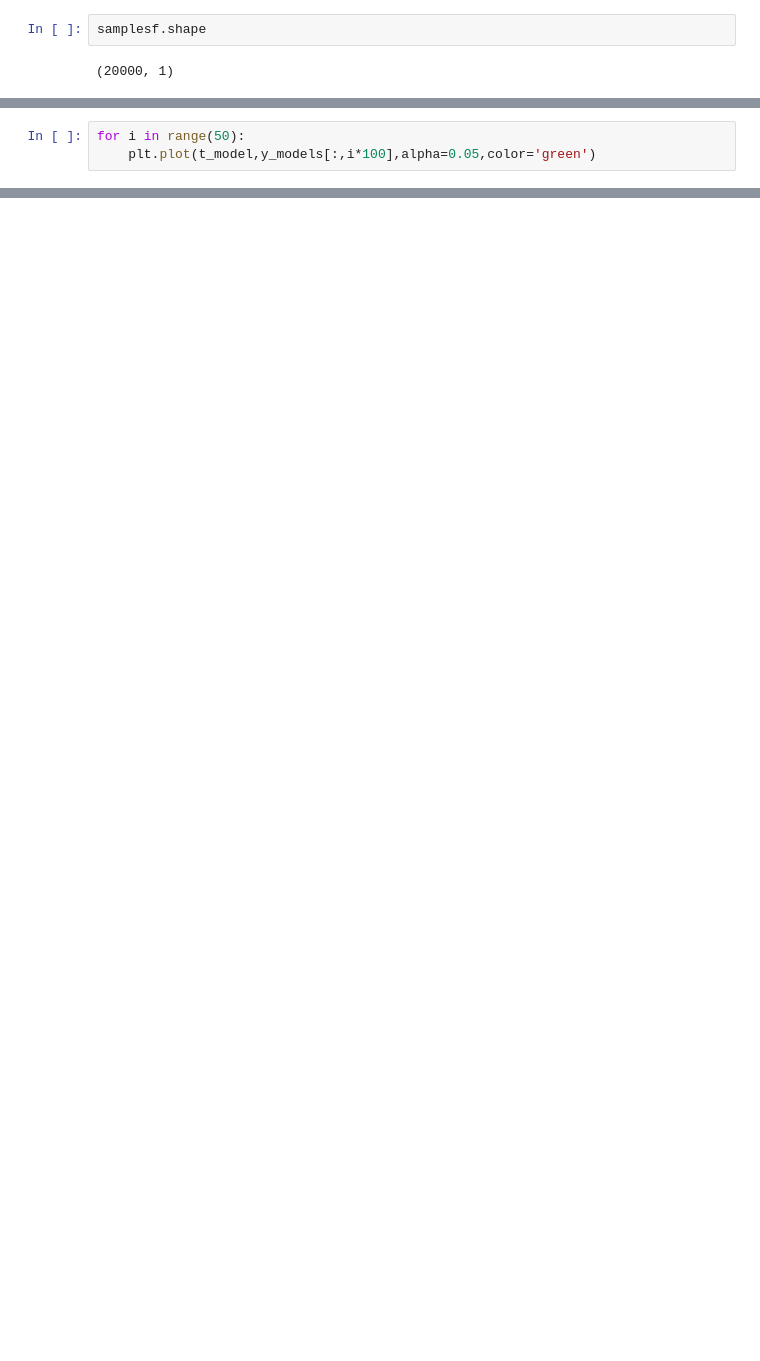
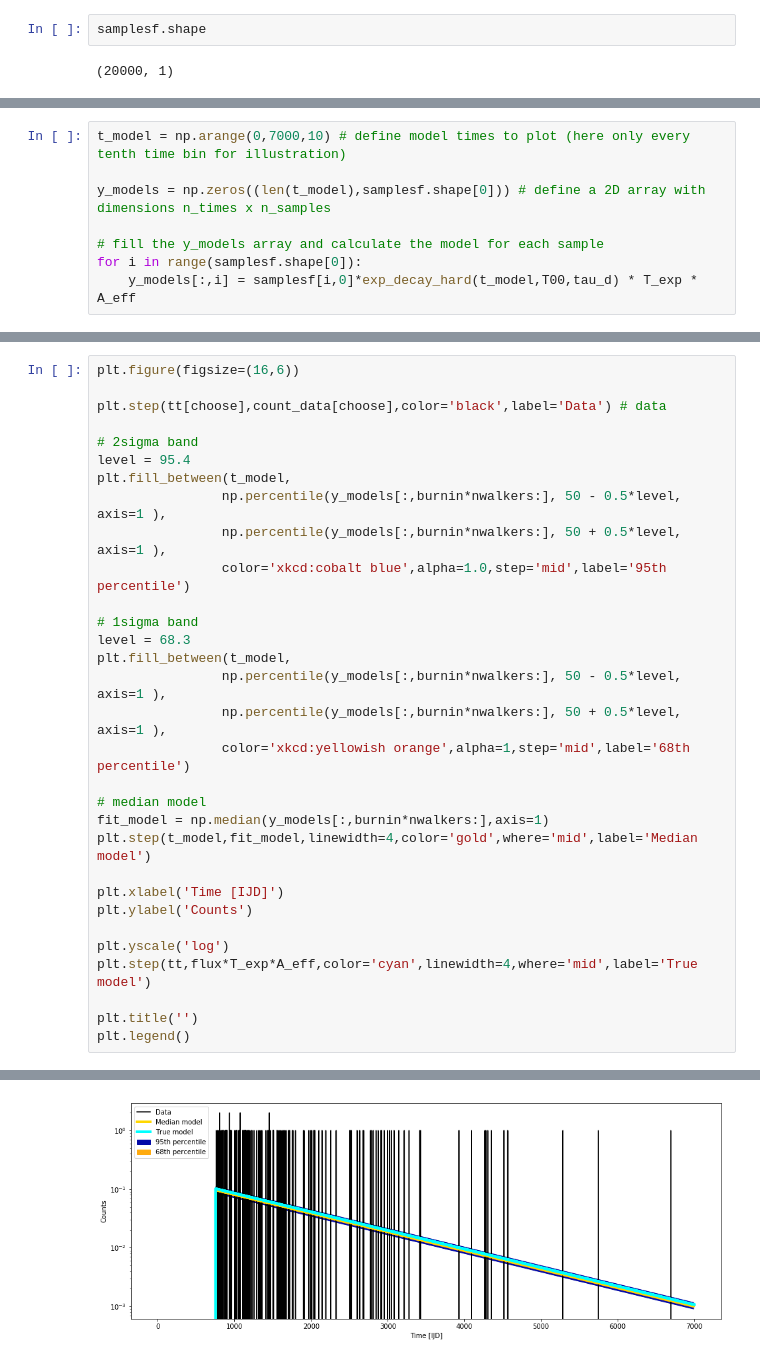
Before and after one commit to tsiegert/for-students, a Jupyter notebook: nova_analysis/Nova_analysis_v2.1.ipynb, the cells around one changed output, grey strips where cells are left out. Saved outputs shown, nothing was run; the diff lists cells and outputs as text; blank space fills up the shorter version.

```diff
--- a/nova_analysis/Nova_analysis_v2.1.ipynb
+++ b/nova_analysis/Nova_analysis_v2.1.ipynb
@@ -466,3 +501,0 @@ y_models.shape
-# %%
-for i in range(50):
-    plt.plot(t_model,y_models[:,i*100],alpha=0.05,color='green')
@@ -470,0 +547,8 @@ for i in range(50):
+# %%
+t_model = np.arange(0,7000,10) # define model times to plot (here only every tenth time bin for illustration)
+
+y_models = np.zeros((len(t_model),samplesf.shape[0])) # define a 2D array with dimensions n_times x n_samples
+
+# fill the y_models array and calculate the model for each sample
+for i in range(samplesf.shape[0]):
+    y_models[:,i] = samplesf[i,0]*exp_decay_hard(t_model,T00,tau_d) * T_exp * A_eff
@@ -470,0 +557,32 @@ for i in range(50):
+# %%
+plt.figure(figsize=(16,6))
+
+plt.step(tt[choose],count_data[choose],color='black',label='Data') # data
+
+# 2sigma band
+level = 95.4
+plt.fill_between(t_model,
+                np.percentile(y_models[:,burnin*nwalkers:], 50 - 0.5*level, axis=1 ),
+                np.percentile(y_models[:,burnin*nwalkers:], 50 + 0.5*level, axis=1 ),
+                color='xkcd:cobalt blue',alpha=1.0,step='mid',label='95th percentile')
+
+# 1sigma band
+level = 68.3
+plt.fill_between(t_model,
+                np.percentile(y_models[:,burnin*nwalkers:], 50 - 0.5*level, axis=1 ),
+                np.percentile(y_models[:,burnin*nwalkers:], 50 + 0.5*level, axis=1 ),
+                color='xkcd:yellowish orange',alpha=1,step='mid',label='68th percentile')
+
+# median model
+fit_model = np.median(y_models[:,burnin*nwalkers:],axis=1)
+plt.step(t_model,fit_model,linewidth=4,color='gold',where='mid',label='Median model')
+
+plt.xlabel('Time [IJD]')
+plt.ylabel('Counts')
+
+plt.yscale('log')
+plt.step(tt,flux*T_exp*A_eff,color='cyan',linewidth=4,where='mid',label='True model')
+
+plt.title('')
+plt.legend()
+# %% [output]
@@ -470,0 +590 @@ for i in range(50):
+[figure, added]
```
Also changed, not shown: parts of 158 cells of this notebook.
